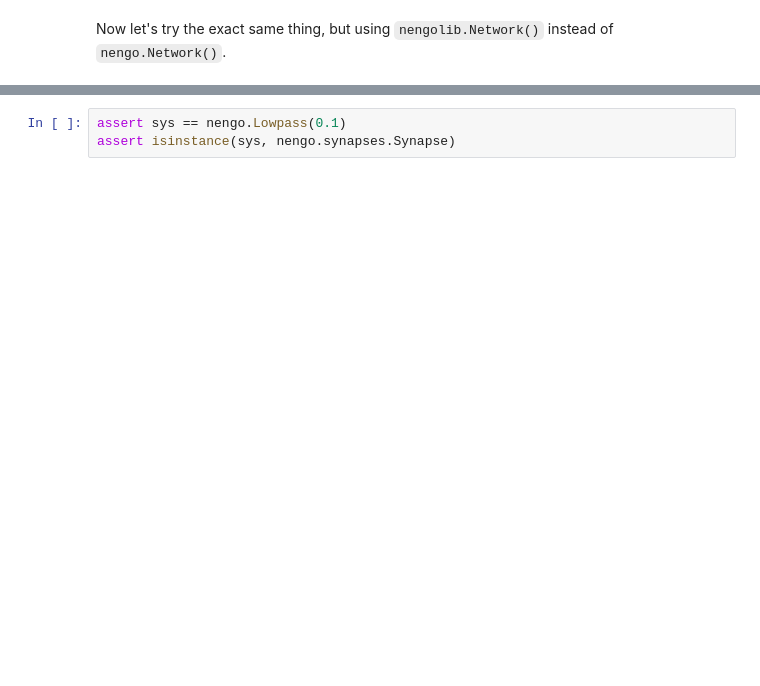
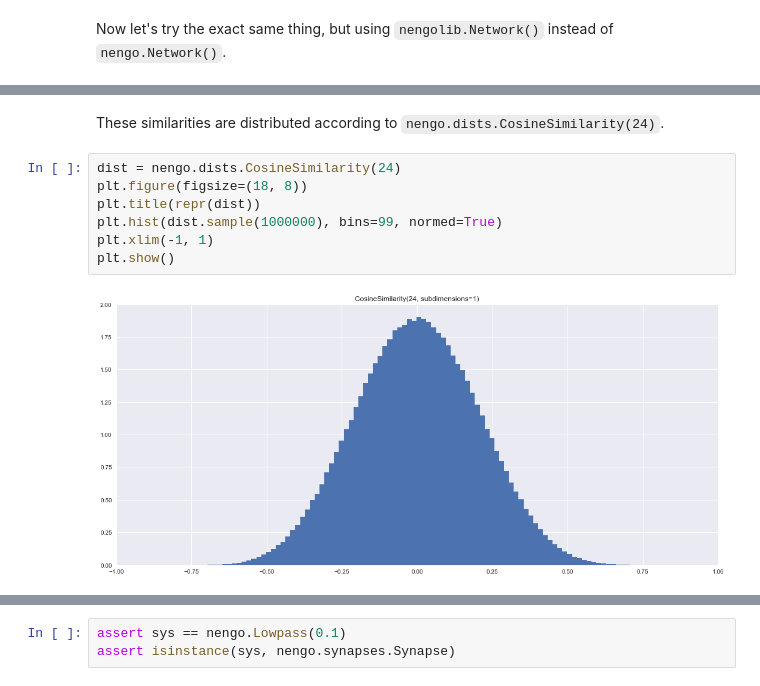
Before and after one commit to arvoelke/nengolib, a Jupyter notebook: docs/notebooks/examples/lab_presentation.ipynb, the cells around one changed output, grey strips where cells are left out. Drawn from its saved outputs; the diff is of its cells as text; blank space fills up the shorter version.

```diff
--- a/docs/notebooks/examples/lab_presentation.ipynb
+++ b/docs/notebooks/examples/lab_presentation.ipynb
@@ -50,0 +90,11 @@ Takeaway: `nengolib.Network()` is a drop-in replacement for `nengo.Network()` th
+# %% [markdown]
+These similarities are distributed according to `nengo.dists.CosineSimilarity(24)`.
+# %%
+dist = nengo.dists.CosineSimilarity(24)
+plt.figure(figsize=(18, 8))
+plt.title(repr(dist))
+plt.hist(dist.sample(1000000), bins=99, normed=True)
+plt.xlim(-1, 1)
+plt.show()
+# %% [output]
+[figure, added]
```
Also changed, not shown: parts of 46 cells of this notebook, 1 other file.
